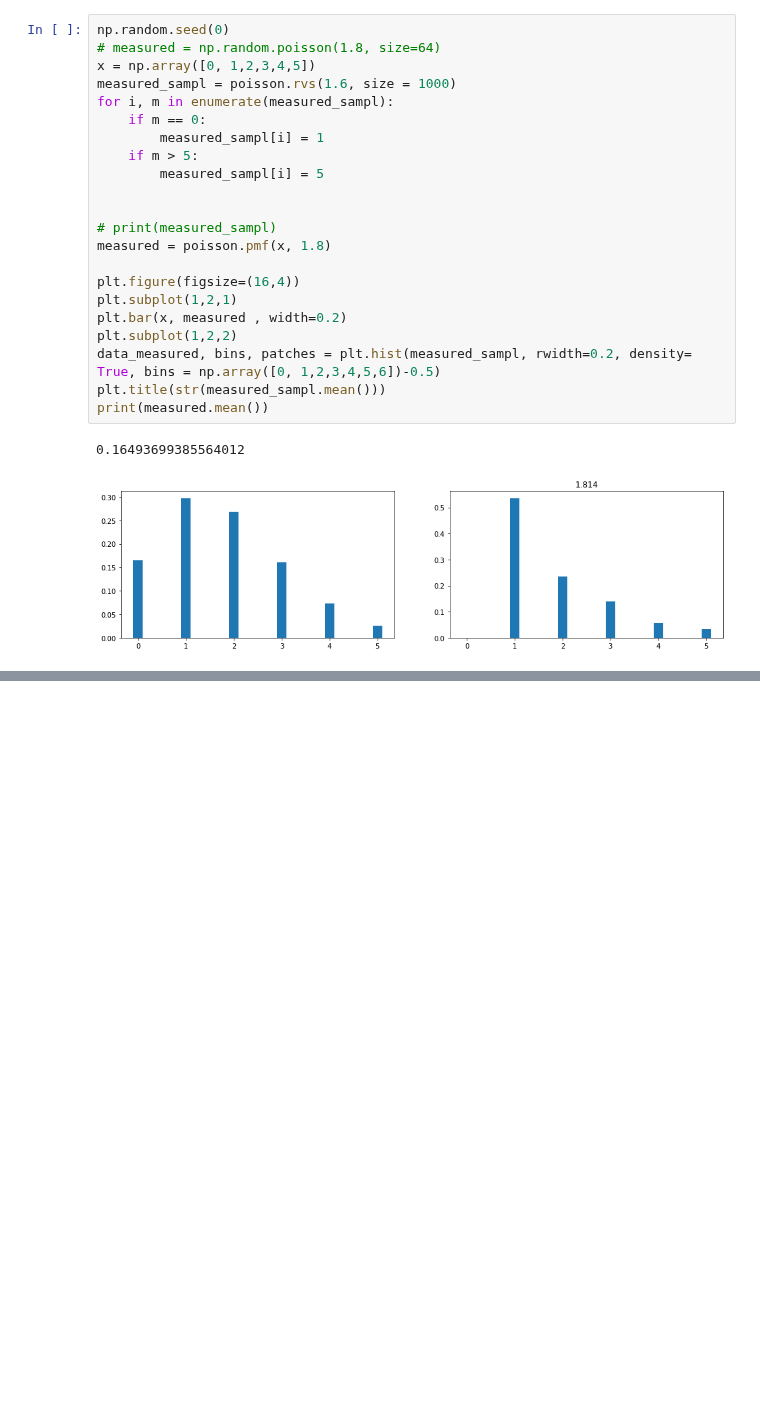
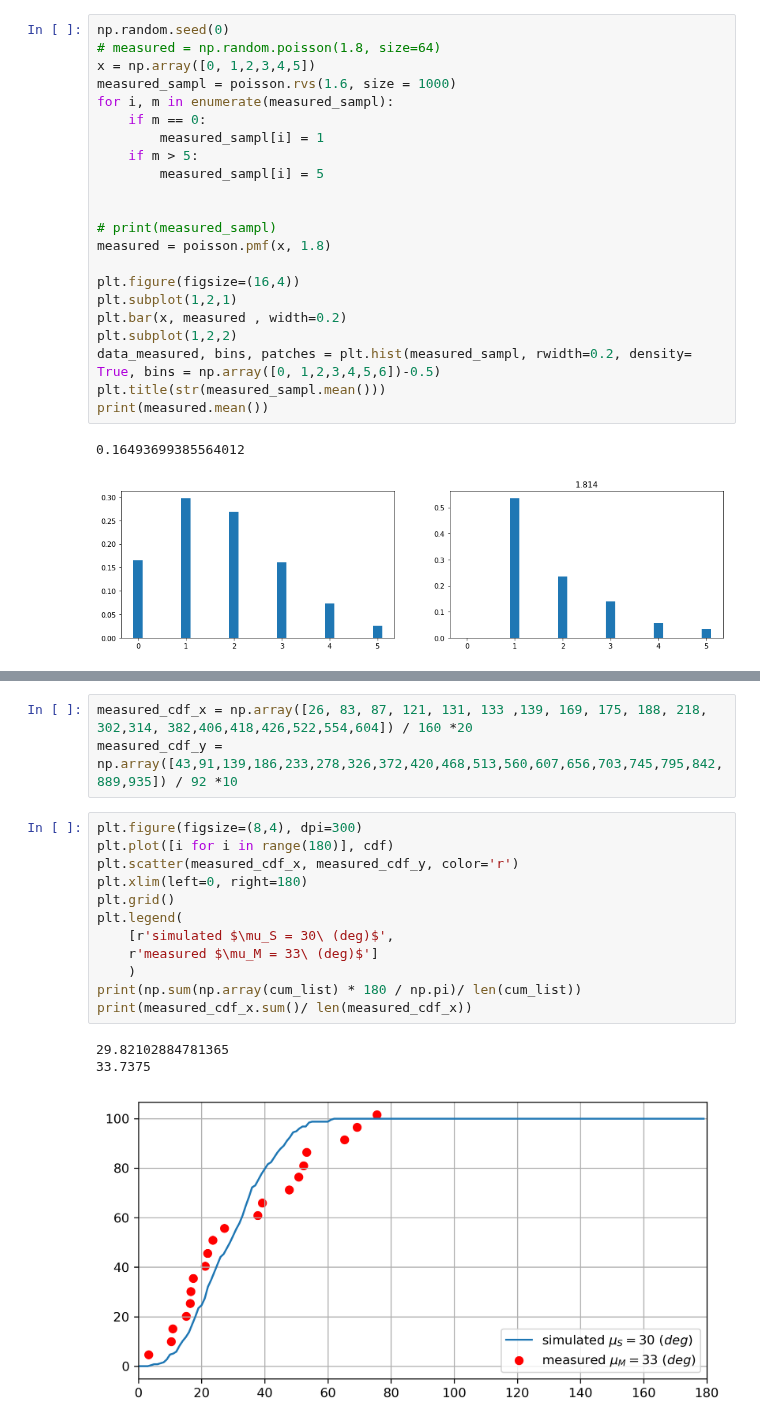
Before and after one commit to Brook1711/RIS-Angular-Domain, a Jupyter notebook: code_main/Channel_property.ipynb, the cells around one changed output, grey strips where cells are left out. Saved outputs shown, nothing was run; the diff lists cells and outputs as text; blank space fills up the shorter version.

```diff
--- a/code_main/Channel_property.ipynb
+++ b/code_main/Channel_property.ipynb
@@ -147,0 +284,19 @@ plt.legend(['TCSL model', 'proposed'])
+# %%
+measured_cdf_x = np.array([26, 83, 87, 121, 131, 133 ,139, 169, 175, 188, 218, 302,314, 382,406,418,426,522,554,604]) / 160 *20
+measured_cdf_y = np.array([43,91,139,186,233,278,326,372,420,468,513,560,607,656,703,745,795,842,889,935]) / 92 *10
+# %%
+plt.figure(figsize=(8,4), dpi=300)
+plt.plot([i for i in range(180)], cdf)
+plt.scatter(measured_cdf_x, measured_cdf_y, color='r')
+plt.xlim(left=0, right=180)
+plt.grid()
+plt.legend(
+    [r'simulated $\mu_S = 30\ (deg)$',
+    r'measured $\mu_M = 33\ (deg)$']
+    )
+print(np.sum(np.array(cum_list) * 180 / np.pi)/ len(cum_list))
+print(measured_cdf_x.sum()/ len(measured_cdf_x))
+# %% [output]
+29.82102884781365
+33.7375
+[figure, added]
```
Also changed, not shown: parts of 6 cells of this notebook, 2 other files.
